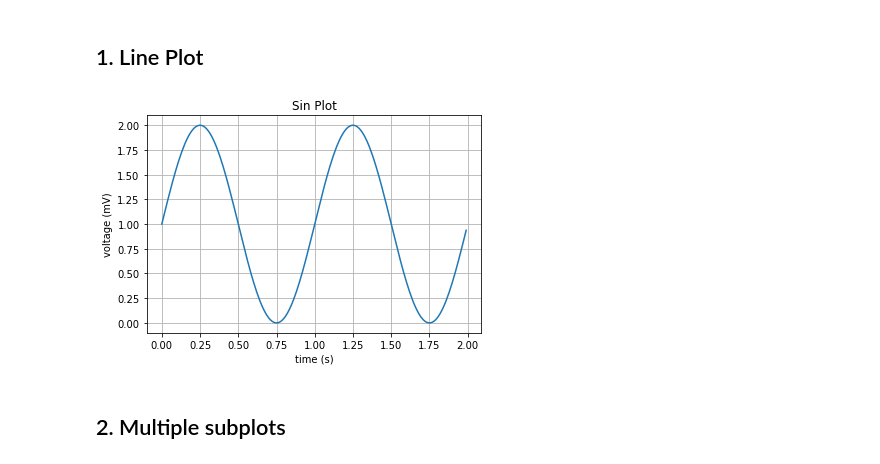
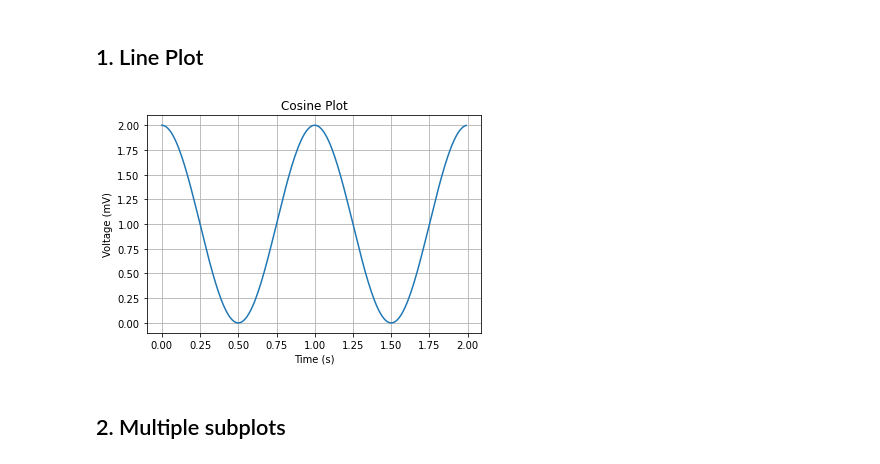
Before and after one commit to KrisMatrix/Data_Visualization, a Jupyter notebook: Data_Visualization_Tutorial.ipynb, the cells around one changed output. Saved outputs shown, nothing was run; the diff lists cells and outputs as text; code cells hidden in the pictures.

```diff
--- a/Data_Visualization_Tutorial.ipynb
+++ b/Data_Visualization_Tutorial.ipynb
@@ -78,21 +78,21 @@ ax.legend()  # Add a legend.
 # %% [markdown]
 ## 1. Line Plot
 # %%
-#Let's draw a line plot of a Sin curve
+#Let's draw a line plot of a Cosine curve
 # Data for plotting
 t = np.arange(0.0, 2.0, 0.01)
-s = 1 + np.sin(2 * np.pi * t) #1 + 2 * Sin(2*pi*t)
+s = 1 + np.cos(2 * np.pi * t) #1 + 2 * cos(2*pi*t)
 
 fig, ax = plt.subplots()
 ax.plot(t, s)
 
-ax.set(xlabel='time (s)', ylabel='voltage (mV)', title='Sine Plot')
+ax.set(xlabel='Time (s)', ylabel='Voltage (mV)', title='Cosine Plot')
 ax.grid()
 
-fig.savefig("sin_line_plot.png")
+fig.savefig("cosine_line_plot.png")
 plt.show()
 # %% [output]
-[figure, old version]
+[figure, new version]
 # %% [markdown]
 ## 2. Multiple subplots
 # %%
```
Also changed, not shown: parts of 6 cells of this notebook.
